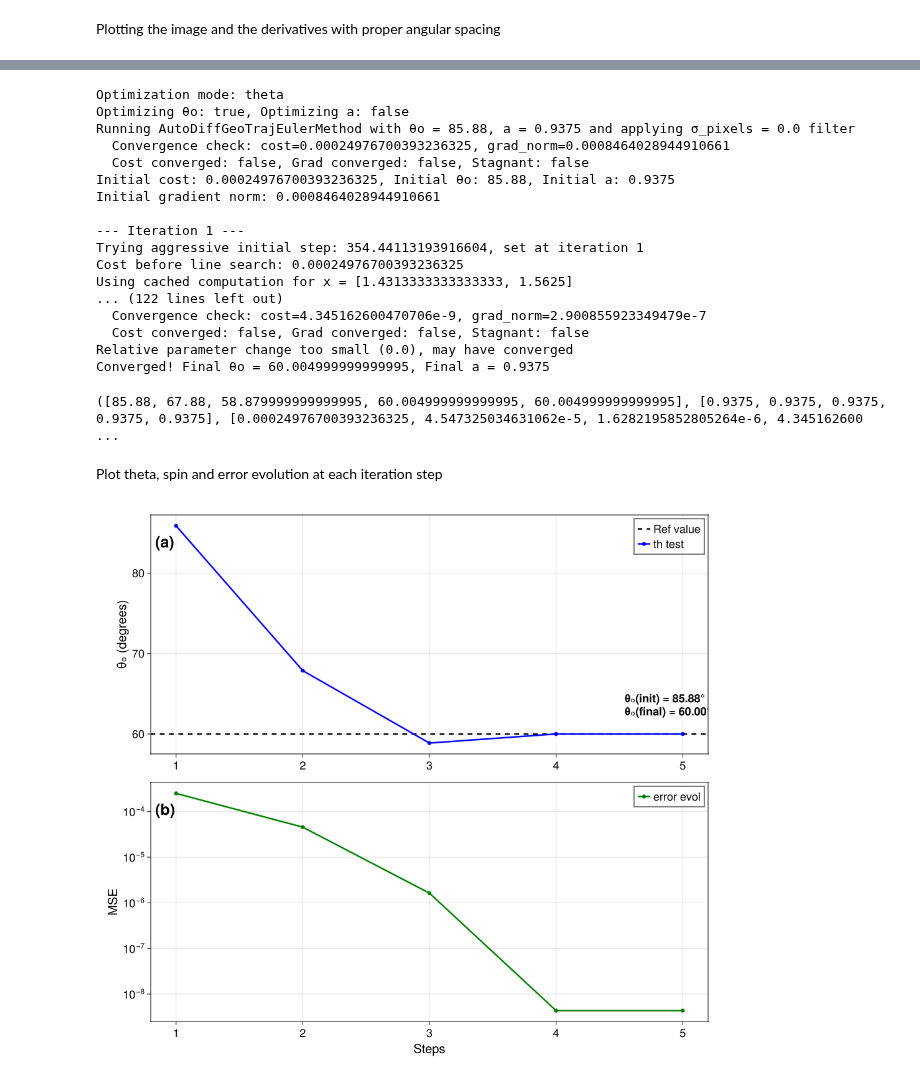
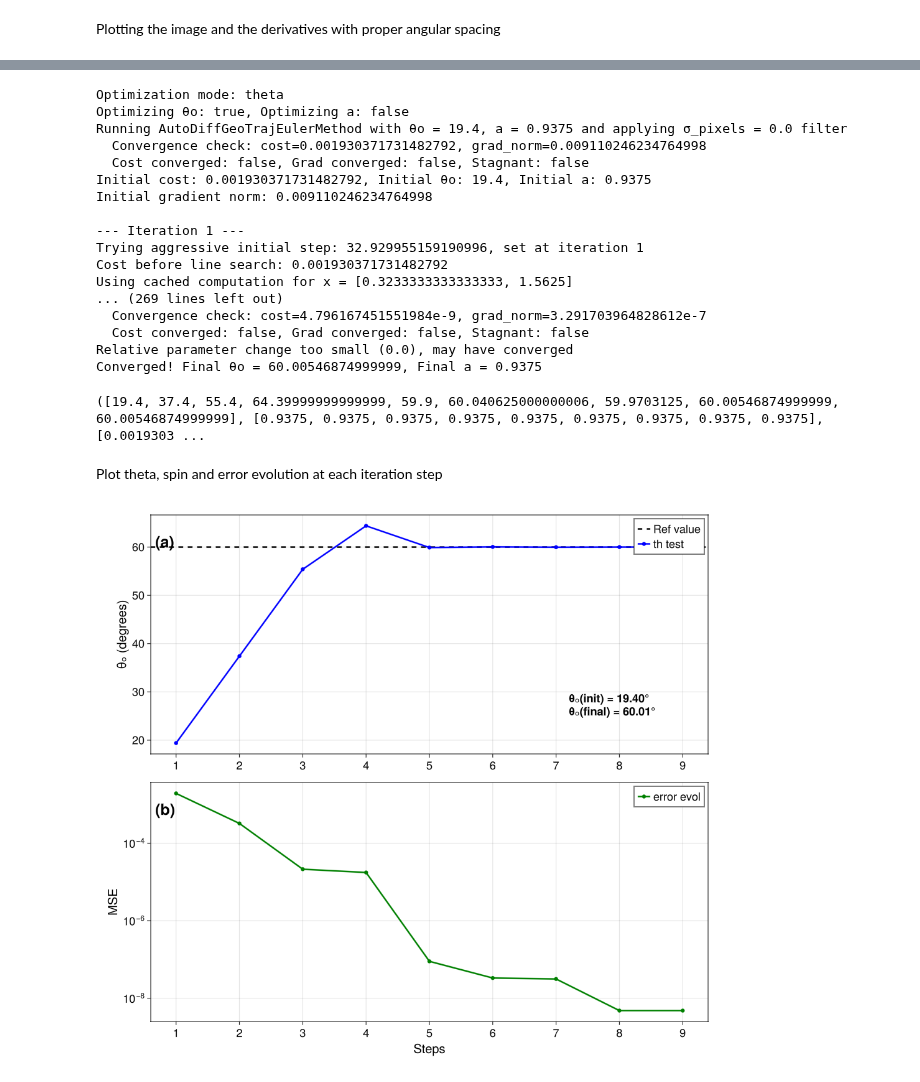
Before and after one commit to pedronaethe/Jipole, a Jupyter notebook: notebooks/Autodiff_GRMHD.ipynb, the cells around one changed output, grey strips where cells are left out. Drawn from its saved outputs; the diff is of its cells as text; code cells hidden in the pictures.

```diff
--- a/notebooks/Autodiff_GRMHD.ipynb
+++ b/notebooks/Autodiff_GRMHD.ipynb
@@ -442,39 +312,39 @@ In this cell, we use the **conjugate gradient algorithm** to recover the **groun
 
 This procedure demonstrates **gradient-based parameter estimation** using the derivatives computed with autodiff.
 # %%
-#This will run the conjugate gradient
-include("../src/main.jl")
 spin_value = 0.9375
-initial_th_guess = 85.88
-ths, as, err, steps = true_conjugate_gradient_optimization(I_arr, ro, initial_th_guess, spin_value, freq, nx, ny, nmaxstep, fovx, fovy, Rout, Rstop; cost_tol = 6e-14, optimize_param = :theta, simulation_data)
+initial_th_guess = 19.4
+ths, _, err, steps = true_conjugate_gradient_optimization(I_arr, ro, initial_th_guess, spin_value, freq, nx, ny, nmaxstep, fovx, fovy, Rout, Rstop; cost_tol = 6e-14, optimize_param = :theta, simulation_data)
 # %% [output]
 Optimization mode: theta
 Optimizing θo: true, Optimizing a: false
-Running AutoDiffGeoTrajEulerMethod with θo = 85.88, a = 0.9375 and applying σ_pixels = 0.0 filter
-  Convergence check: cost=0.00024976700393236325, grad_norm=0.0008464028944910661
+Running AutoDiffGeoTrajEulerMethod with θo = 19.4, a = 0.9375 and applying σ_pixels = 0.0 filter
+  Convergence check: cost=0.001930371731482792, grad_norm=0.009110246234764998
   Cost converged: false, Grad converged: false, Stagnant: false
-Initial cost: 0.00024976700393236325, Initial θo: 85.88, Initial a: 0.9375
-Initial gradient norm: 0.0008464028944910661
+Initial cost: 0.001930371731482792, Initial θo: 19.4, Initial a: 0.9375
+Initial gradient norm: 0.009110246234764998
 
 --- Iteration 1 ---
-Trying aggressive initial step: 354.44113193916604, set at iteration 1
-Cost before line search: 0.00024976700393236325
-Using cached computation for x = [1.4313333333333333, 1.5625]
-... (122 lines left out)
-  Convergence check: cost=4.345162600470706e-9, grad_norm=2.900855923349479e-7
+Trying aggressive initial step: 32.929955159190996, set at iteration 1
+Cost before line search: 0.001930371731482792
+Using cached computation for x = [0.3233333333333333, 1.5625]
+... (269 lines left out)
+  Convergence check: cost=4.796167451551984e-9, grad_norm=3.291703964828612e-7
   Cost converged: false, Grad converged: false, Stagnant: false
 Relative parameter change too small (0.0), may have converged
-Converged! Final θo = 60.004999999999995, Final a = 0.9375
+Converged! Final θo = 60.00546874999999, Final a = 0.9375
-([85.88, 67.88, 58.879999999999995, 60.004999999999995, 60.004999999999995], [0.9375, 0.9375, 0.9375, 0.9375, 0.9375], [0.00024976700393236325, 4.547325034631062e-5, 1.6282195852805264e-6, 4.345162600 ...
+([19.4, 37.4, 55.4, 64.39999999999999, 59.9, 60.040625000000006, 59.9703125, 60.00546874999999, 60.00546874999999], [0.9375, 0.9375, 0.9375, 0.9375, 0.9375, 0.9375, 0.9375, 0.9375, 0.9375], [0.0019303 ...
 # %% [markdown]
 Plot theta, spin and error evolution at each iteration step
 # %%
 using GLMakie
 
 fig = Figure(size = (1000, 900))
-xticks = 0:9  # Custom x-axis ticks
+xticks = 0:9
 
+# -----------------------------
 # (a) Plot θₒ
+# -----------------------------
 ax1 = Axis(fig[1, 1],
     ylabel = "θₒ (degrees)",
     ylabelsize = 20, xlabelsize = 20,
@@ -486,41 +356,42 @@ scatterlines!(ax1, 1:length(ths), ths, color = :blue, linewidth = 2.5, label = "
 axislegend(ax1, position = :rt, labelsize = 18)
 text!(ax1, 0.008, 0.85, text = "(a)", space = :relative, fontsize = 25, font = :bold)
 
-# Get initial and final values
+# Get initial and final values to print out on top of the figure
 θ_init = ths[1]
 θ_final = ths[end]
 
-# Format text (rounded for readability)
+
 label_text = @sprintf("θₒ(init) = %.2f°\nθₒ(final) = %.2f°", θ_init, θ_final)
 
-# Add text to first plot (ax1)
 text!(
     ax1,
-    0.85, 0.15,              # relative position (x, y)
+    0.75, 0.15,
     text = label_text,
     space = :relative,
     fontsize = 18,
     align = (:left, :bottom),
     font = :bold
 )
 
+# -----------------------------
 # (b) Plot Error
+# -----------------------------
 ax3 = Axis(fig[2, 1],
     xlabel = "Steps", ylabel = "MSE",
     yscale = log10,
     ylabelsize = 20, xlabelsize = 20,
     xticklabelsize = 18, yticklabelsize = 18,
     xticks = xticks
 )
 scatterlines!(ax3, 1:length(err), err, color = :green, linewidth = 2.5, label = "error evol")
 axislegend(ax3, position = :rt, labelsize = 18)
 text!(ax3, 0.008, 0.85, text = "(b)", space = :relative, fontsize = 25, font = :bold)
 
 # Link all x-axes
 linkxaxes!(ax1, ax3)
 
 # Display and save
-save("../imgs/th_convergence_nonoise_top.png", fig)
+save("../imgs/th_convergence_nonoise_bottom.png", fig)
 fig
 # %% [output]
-[figure, old version]
+[figure, new version]
```
Also changed, not shown: parts of 14 cells of this notebook, 1 other file.
